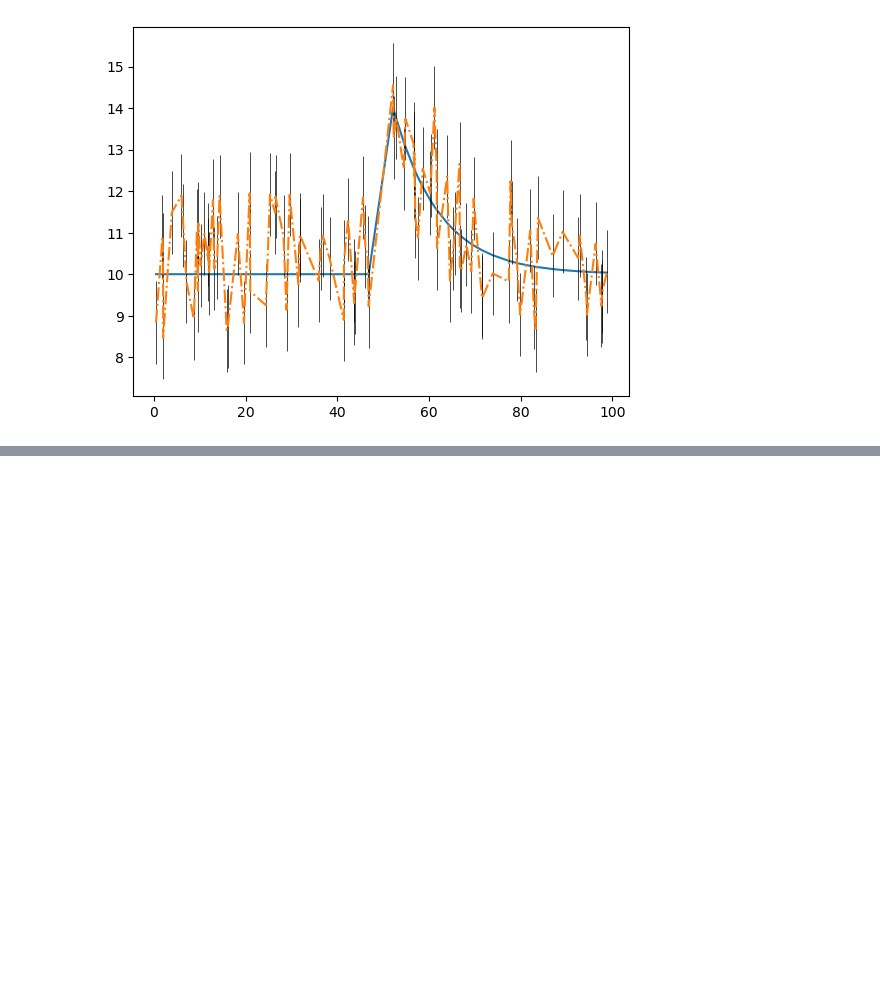
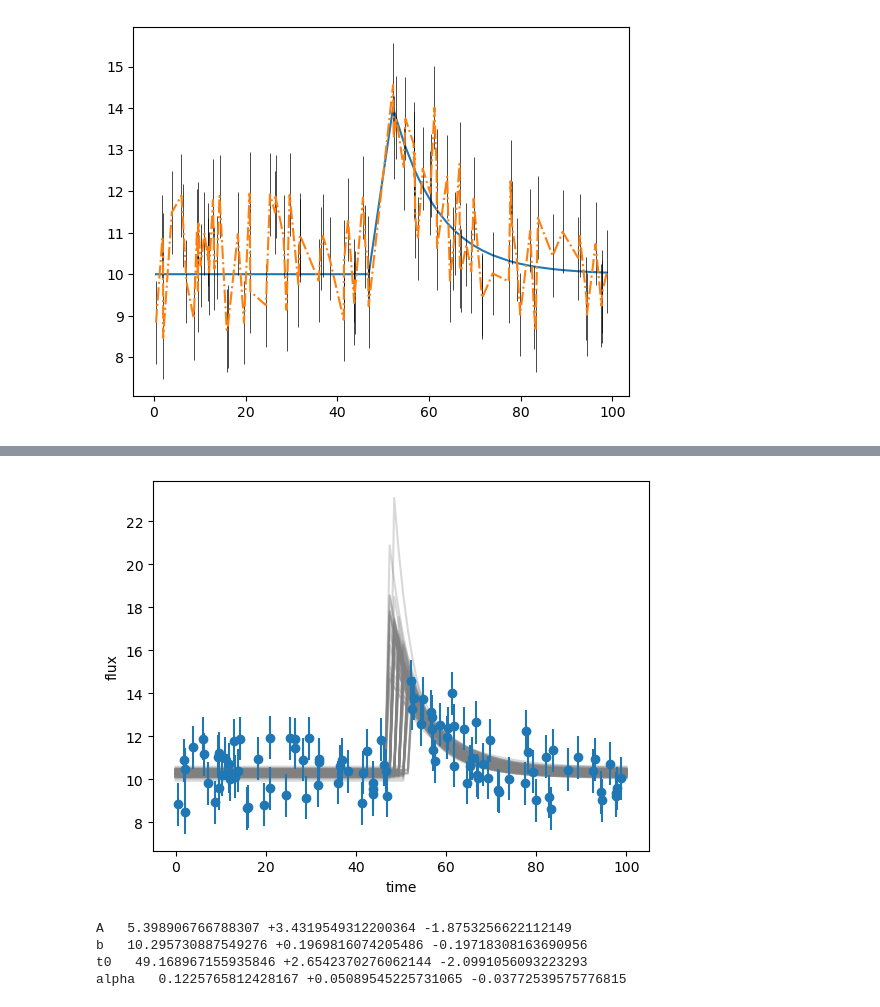
Before and after one commit to Diego-Albano/astrostatistics_bicocca_2025, a Jupyter notebook: working/W11.ipynb, the cells around one changed output, grey strips where cells are left out. Saved outputs shown, nothing was run; the diff lists cells and outputs as text; code cells hidden in the pictures; blank space fills up the shorter version.

```diff
--- a/working/W11.ipynb
+++ b/working/W11.ipynb
@@ -95,0 +121,24 @@ fig = corner.corner(
+# %%
+chosen_samples= flat_samples[np.random.choice(len(flat_samples), size=100)]
+# %%
+tgrid=np.linspace(0,100,100)
+
+for chosen_theta in chosen_samples:
+
+    ygrid =  model(chosen_theta,tgrid)
+    plt.plot(tgrid,ygrid,alpha=0.3,c='gray')
+
+plt.errorbar(data[:,0], data[:,1], yerr=data[:,2], fmt='o')
+plt.xlabel("time")
+plt.ylabel("flux");
+# %% [output]
+[figure, added]
+# %%
+for i,l in enumerate(labels):
+    low,med, up = np.percentile(flat_samples[:,i],[5,50,95])
+    print(l+"   "+str(med)+" +"+str(up-med)+" -"+str(med-low))
+# %% [output]
+A   5.398906766788307 +3.4319549312200364 -1.8753256622112149
+b   10.295730887549276 +0.1969816074205486 -0.19718308163690956
+t0   49.168967155935846 +2.6542370276062144 -2.0991056093223293
+alpha   0.1225765812428167 +0.05089545225731065 -0.03772539575776815
```
Also changed, not shown: parts of 10 cells of this notebook, 6 other files.
